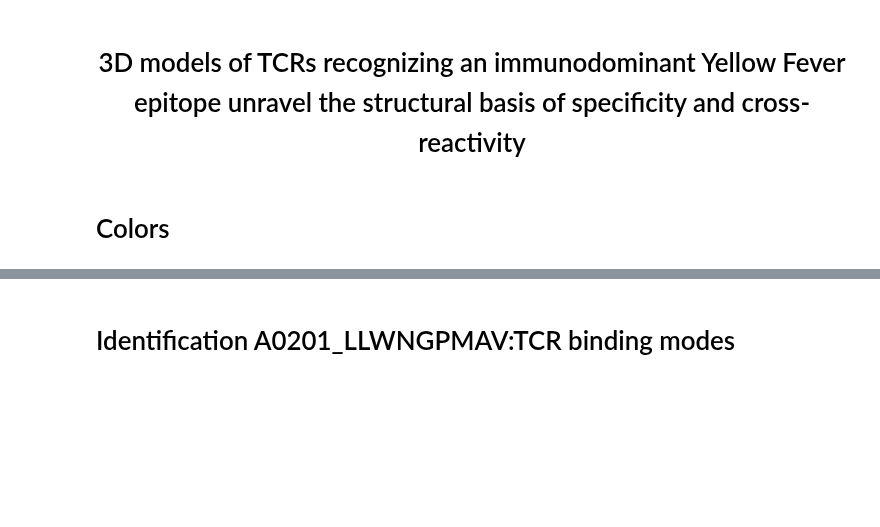
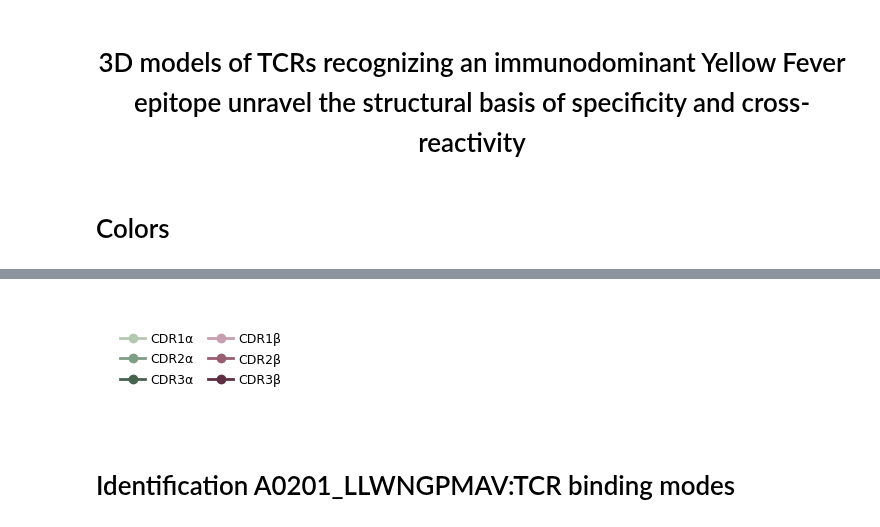
Before and after one commit to Rita-Ann-Roessner/Postdoc-UNIL, a Jupyter notebook: 260922_paper_YF_model/analyses_paper.ipynb, the cells around one changed output, grey strips where cells are left out. Cells and saved outputs as stored; diff of their text form; code cells hidden in the pictures; blank space fills up the shorter version.

```diff
--- a/260922_paper_YF_model/analyses_paper.ipynb
+++ b/260922_paper_YF_model/analyses_paper.ipynb
@@ -74,3 +81,23 @@ sns.palplot(paper_pal_color3)
+# %%
+from matplotlib.lines import Line2D
+import matplotlib.pyplot as plt
+
+cdr_colors = {
+    'CDR1α': '#B4C7B0', 'CDR2α': '#7E9E85', 'CDR3α': '#47624E',
+    'CDR1β': '#C89FB0', 'CDR2β': '#9A5E72', 'CDR3β': '#5E2F42',
+}
+order = ['CDR1α', 'CDR2α', 'CDR3α', 'CDR1β', 'CDR2β', 'CDR3β']
+handles = [Line2D([0], [0], color=cdr_colors[k], lw=2, marker='o', markersize=6, label=k)
+           for k in order]
+
+fig, ax = plt.subplots(figsize=(2.2, 1.4))
+ax.axis('off')
+ax.legend(handles=handles, ncol=2, frameon=False, loc='center',
+          handletextpad=0.4, columnspacing=1.2, labelspacing=0.6, fontsize=9)
+fig.tight_layout()
+fig.savefig('Figures/CDR_legend.svg', bbox_inches='tight')
+# %% [output]
+[figure, added]
 # %% [markdown]
 # Identification A0201_LLWNGPMAV:TCR binding modes
 # %% [markdown]
```
Also changed, not shown: parts of 44 cells of this notebook, 1 other file.
